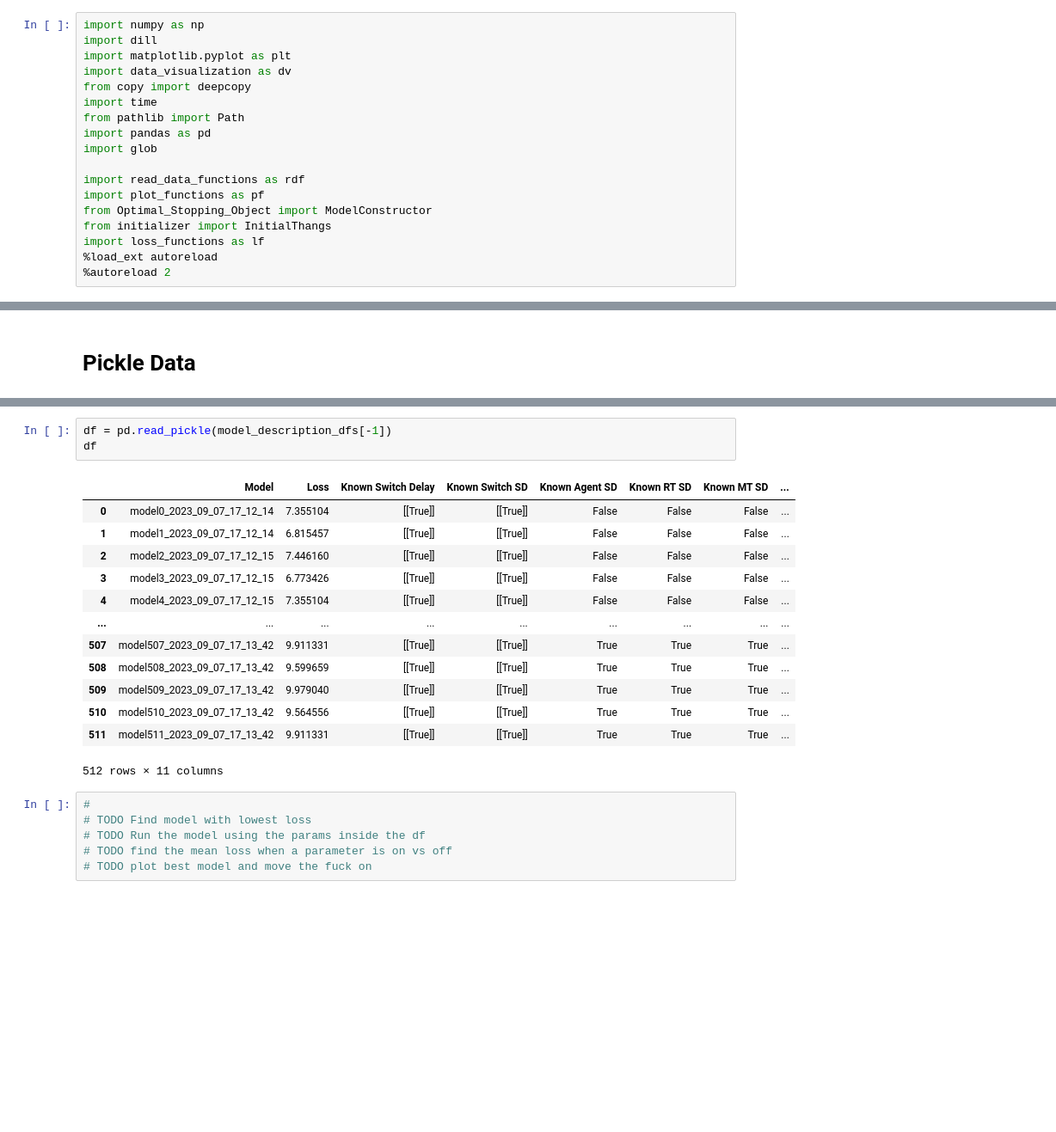
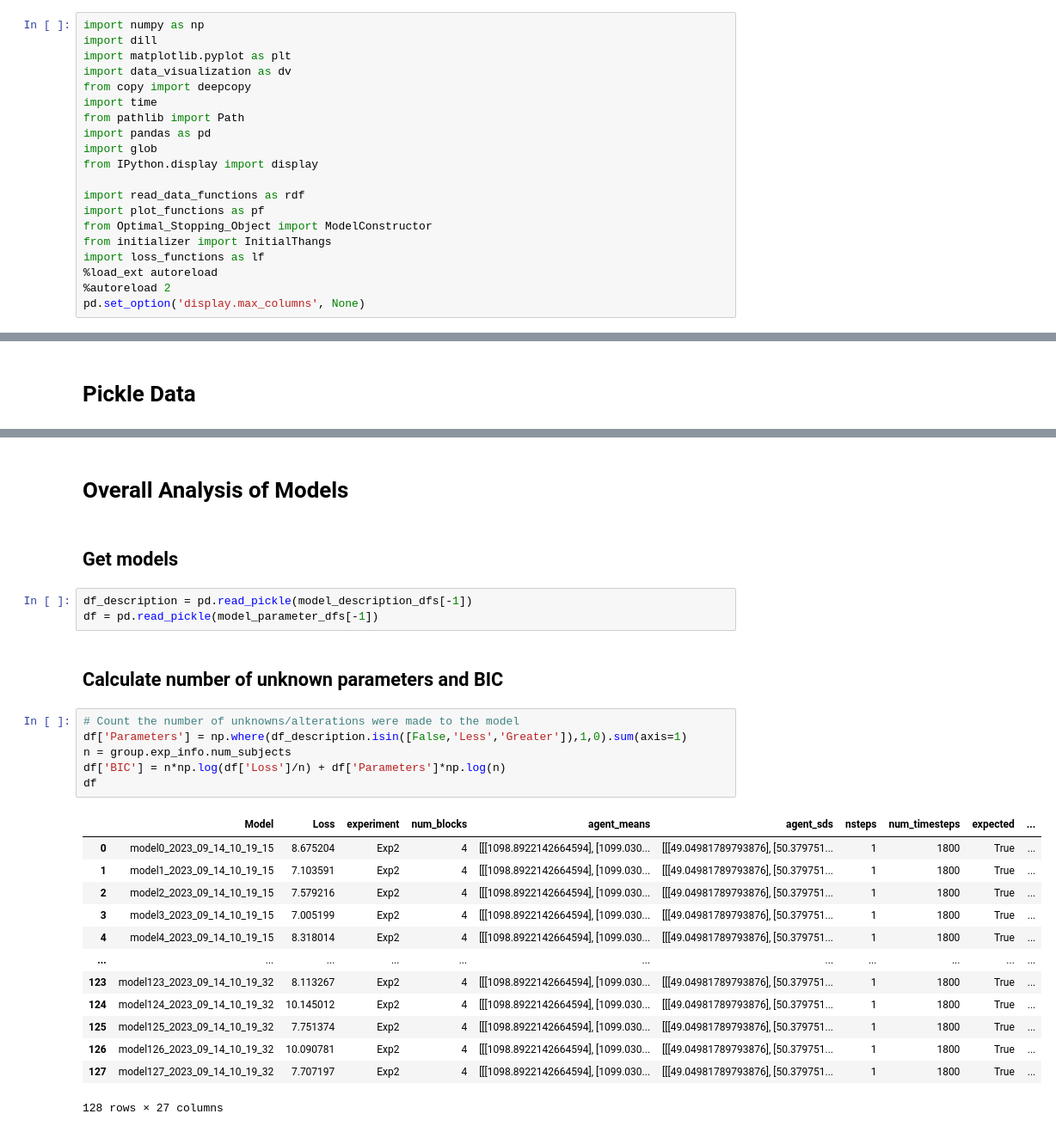
Before and after one commit to SethSullivan/MatchPennies-Agent-Expirement, a Jupyter notebook: scripts/makefigs/Model_Comparisons.ipynb, the cells around one changed output, grey strips where cells are left out. Shown: that part at 86% size. Saved outputs shown, nothing was run; the diff lists cells and outputs as text; blank space fills up the shorter version.

```diff
--- a/scripts/makefigs/Model_Comparisons.ipynb
+++ b/scripts/makefigs/Model_Comparisons.ipynb
@@ -8,6 +8,7 @@ import time
 from pathlib import Path
 import pandas as pd
 import glob
+from IPython.display import display
 
 import read_data_functions as rdf
 import plot_functions as pf
@@ -16,6 +17,7 @@ from initializer import InitialThangs
 import loss_functions as lf
 %load_ext autoreload
 %autoreload 2
+pd.set_option('display.max_columns', None)
 # %% [output]
 The autoreload extension is already loaded. To reload it, use:
   %reload_ext autoreload
@@ -64,26 +69,32 @@ model_parameter_dfs = list(model_path.glob(f"{EXPERIMENT}_model_parameters*"))
 
 # with open(model_path / 'exp1_model_table.pkl', 'rb') as f:
 #     model_df = dill.load(f)
+# %% [markdown]
+# Overall Analysis of Models
+# %% [markdown]
+## Get models
 # %%
-df = pd.read_pickle(model_description_dfs[-1])
-df
+df_description = pd.read_pickle(model_description_dfs[-1])
+df = pd.read_pickle(model_parameter_dfs[-1])
-# %% [output]
-|  | Model | Loss | Known Switch Delay | Known Switch SD | Known Agent SD | Known RT SD | Known MT SD | ... |
-| 0 | model0_2023_09_07_17_12_14 | 7.355104 | [[True]] | [[True]] | False | False | False | ... |
-| 1 | model1_2023_09_07_17_12_14 | 6.815457 | [[True]] | [[True]] | False | False | False | ... |
-| 2 | model2_2023_09_07_17_12_15 | 7.446160 | [[True]] | [[True]] | False | False | False | ... |
-| 3 | model3_2023_09_07_17_12_15 | 6.773426 | [[True]] | [[True]] | False | False | False | ... |
-| 4 | model4_2023_09_07_17_12_15 | 7.355104 | [[True]] | [[True]] | False | False | False | ... |
-| ... | ... | ... | ... | ... | ... | ... | ... | ... |
-| 507 | model507_2023_09_07_17_13_42 | 9.911331 | [[True]] | [[True]] | True | True | True | ... |
-| 508 | model508_2023_09_07_17_13_42 | 9.599659 | [[True]] | [[True]] | True | True | True | ... |
-| 509 | model509_2023_09_07_17_13_42 | 9.979040 | [[True]] | [[True]] | True | True | True | ... |
-| 510 | model510_2023_09_07_17_13_42 | 9.564556 | [[True]] | [[True]] | True | True | True | ... |
-| 511 | model511_2023_09_07_17_13_42 | 9.911331 | [[True]] | [[True]] | True | True | True | ... |
-512 rows × 11 columns
-# %%
-#
-# TODO Find model with lowest loss
-# TODO Run the model using the params inside the df
-# TODO find the mean loss when a parameter is on vs off
-# TODO plot best model and move the fuck on
+# %% [markdown]
+## Calculate number of unknown parameters and  BIC
+# %%
+# Count the number of unknowns/alterations were made to the model
+df['Parameters'] = np.where(df_description.isin([False,'Less','Greater']),1,0).sum(axis=1)
+n = group.exp_info.num_subjects
+df['BIC'] = n*np.log(df['Loss']/n) + df['Parameters']*np.log(n)
+df
+# %% [output]
+|  | Model | Loss | experiment | num_blocks | agent_means | agent_sds | nsteps | num_timesteps | expected | ... |
+| 0 | model0_2023_09_14_10_19_15 | 8.675204 | Exp2 | 4 | [[[1098.8922142664594], [1099.030... | [[[49.04981789793876], [50.379751... | 1 | 1800 | True | ... |
+| 1 | model1_2023_09_14_10_19_15 | 7.103591 | Exp2 | 4 | [[[1098.8922142664594], [1099.030... | [[[49.04981789793876], [50.379751... | 1 | 1800 | True | ... |
+| 2 | model2_2023_09_14_10_19_15 | 7.579216 | Exp2 | 4 | [[[1098.8922142664594], [1099.030... | [[[49.04981789793876], [50.379751... | 1 | 1800 | True | ... |
+| 3 | model3_2023_09_14_10_19_15 | 7.005199 | Exp2 | 4 | [[[1098.8922142664594], [1099.030... | [[[49.04981789793876], [50.379751... | 1 | 1800 | True | ... |
+| 4 | model4_2023_09_14_10_19_15 | 8.318014 | Exp2 | 4 | [[[1098.8922142664594], [1099.030... | [[[49.04981789793876], [50.379751... | 1 | 1800 | True | ... |
+| ... | ... | ... | ... | ... | ... | ... | ... | ... | ... | ... |
+| 123 | model123_2023_09_14_10_19_32 | 8.113267 | Exp2 | 4 | [[[1098.8922142664594], [1099.030... | [[[49.04981789793876], [50.379751... | 1 | 1800 | True | ... |
+| 124 | model124_2023_09_14_10_19_32 | 10.145012 | Exp2 | 4 | [[[1098.8922142664594], [1099.030... | [[[49.04981789793876], [50.379751... | 1 | 1800 | True | ... |
+| 125 | model125_2023_09_14_10_19_32 | 7.751374 | Exp2 | 4 | [[[1098.8922142664594], [1099.030... | [[[49.04981789793876], [50.379751... | 1 | 1800 | True | ... |
+| 126 | model126_2023_09_14_10_19_32 | 10.090781 | Exp2 | 4 | [[[1098.8922142664594], [1099.030... | [[[49.04981789793876], [50.379751... | 1 | 1800 | True | ... |
+| 127 | model127_2023_09_14_10_19_32 | 7.707197 | Exp2 | 4 | [[[1098.8922142664594], [1099.030... | [[[49.04981789793876], [50.379751... | 1 | 1800 | True | ... |
+128 rows × 27 columns
```
Also changed, not shown: parts of 20 cells of this notebook.
